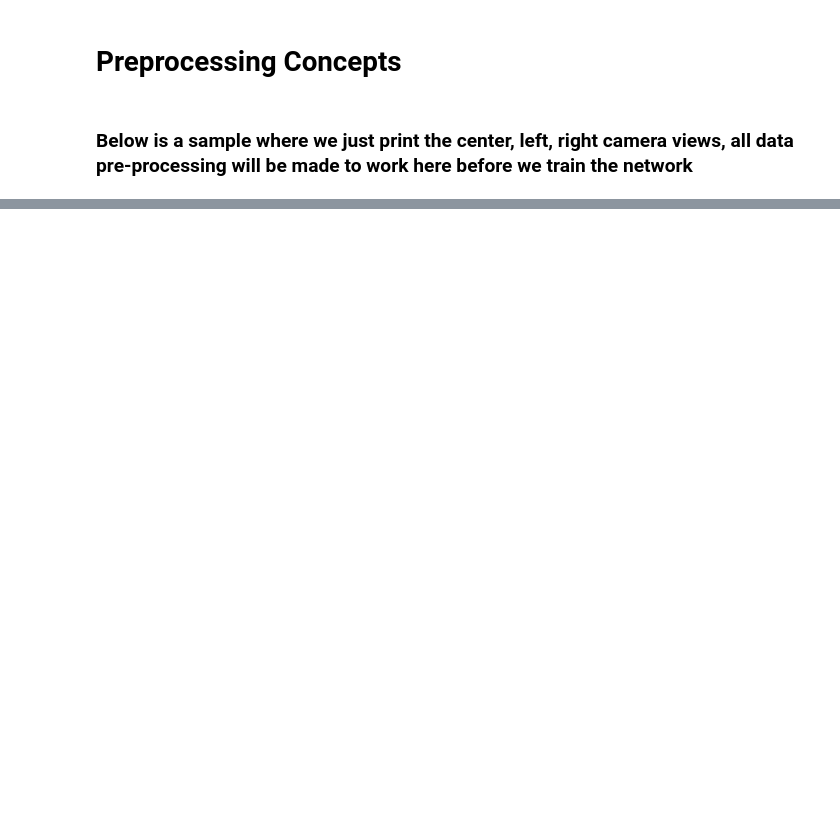
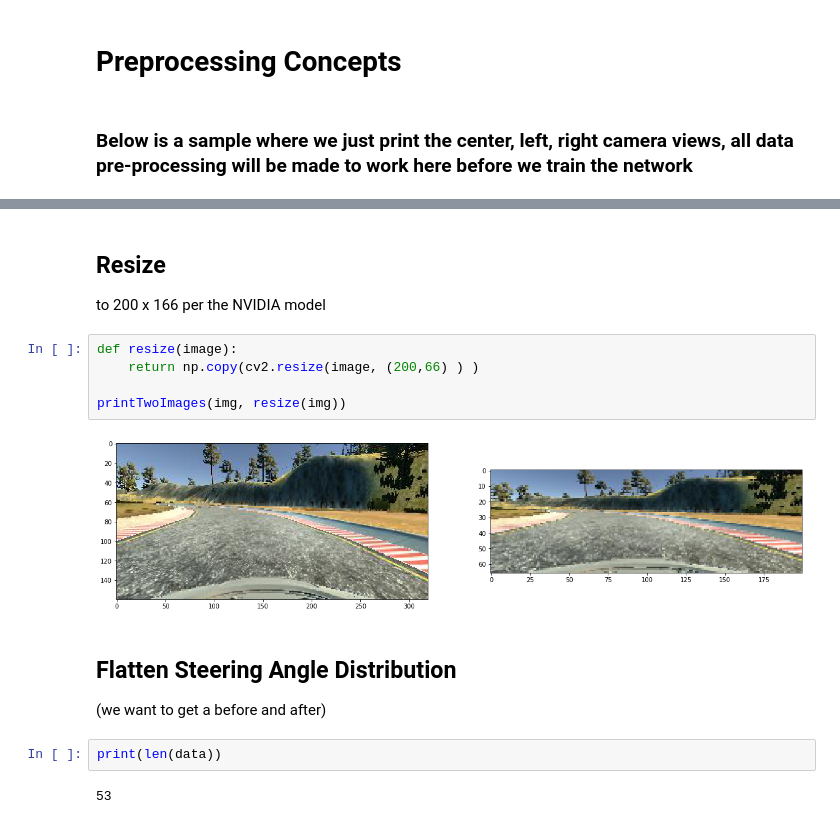
Before and after one commit to leclair-7/CarND-Behavioral-Cloning-P3, a Jupyter notebook: Preprocessing-Concepts.ipynb, the cells around one changed output, grey strips where cells are left out. Drawn from its saved outputs; the diff is of its cells as text; blank space fills up the shorter version.

```diff
--- a/Preprocessing-Concepts.ipynb
+++ b/Preprocessing-Concepts.ipynb
@@ -62,0 +154,17 @@ for i in range(3):
+# %% [markdown]
+## Resize
+to 200 x 166 per the NVIDIA model
+# %%
+def resize(image):
+    return np.copy(cv2.resize(image, (200,66) ) )
+
+printTwoImages(img, resize(img))
+# %% [output]
+[figure, added]
+# %% [markdown]
+## Flatten Steering Angle Distribution
+(we want to get a before and after)
+# %%
+print(len(data))
+# %% [output]
+53
```
Also changed, not shown: parts of 11 cells of this notebook.
